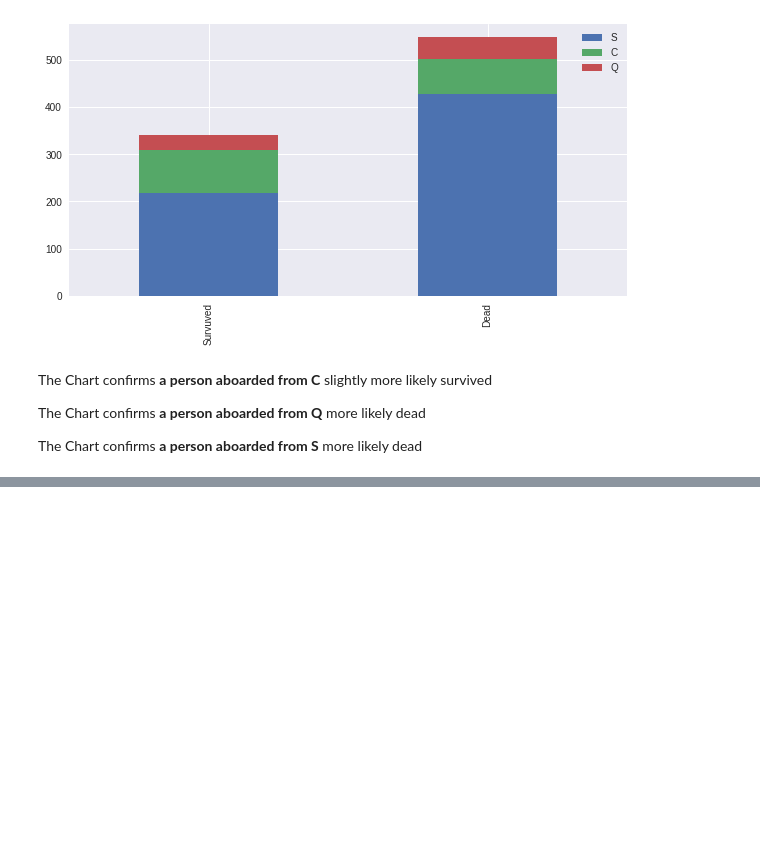
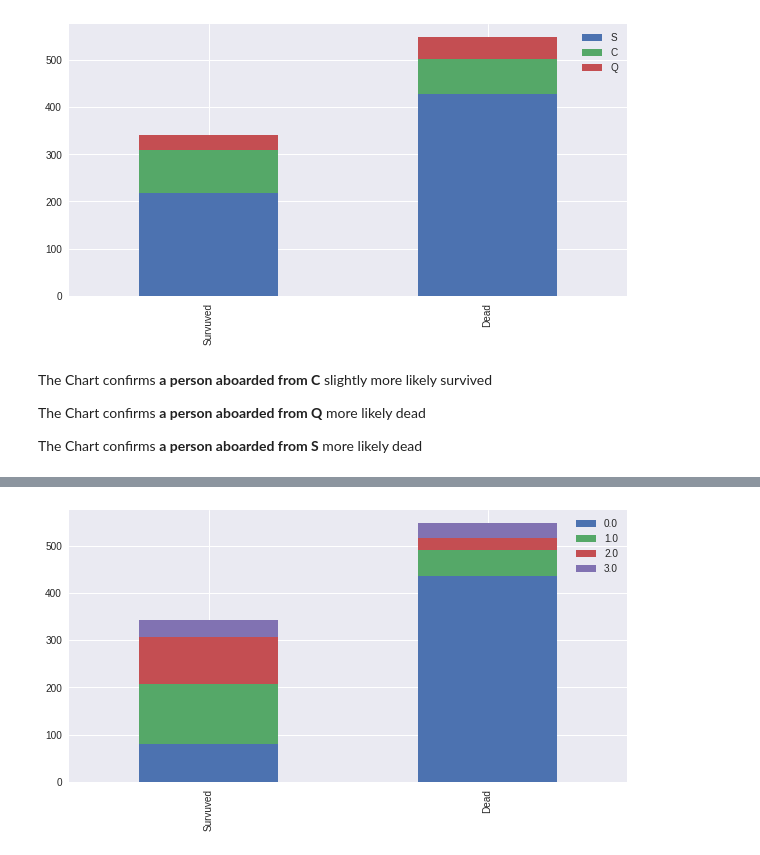
Before and after one commit to seongjoojin/deeprunning-study, a Jupyter notebook: Machine Learning/titanic_solution.ipynb, the cells around one changed output, grey strips where cells are left out. Drawn from its saved outputs; the diff is of its cells as text; code cells hidden in the pictures; blank space fills up the shorter version.

```diff
--- a/Machine Learning/titanic_solution.ipynb
+++ b/Machine Learning/titanic_solution.ipynb
@@ -228,0 +402,4 @@ The Chart confirms **a person aboarded from S** more likely dead
+# %%
+bar_chart('Title')
+# %% [output]
+[figure, added]
```
Also changed, not shown: parts of 103 cells of this notebook.
